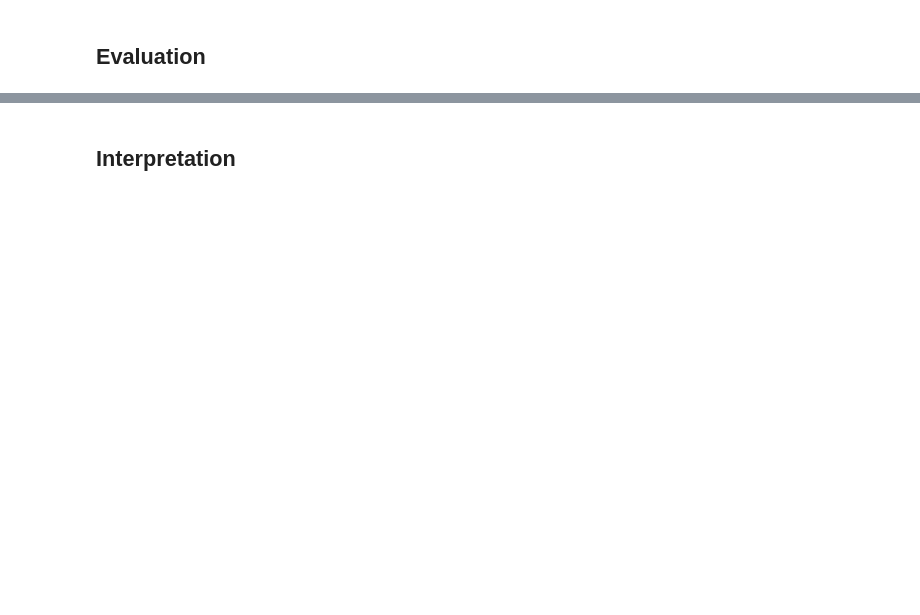
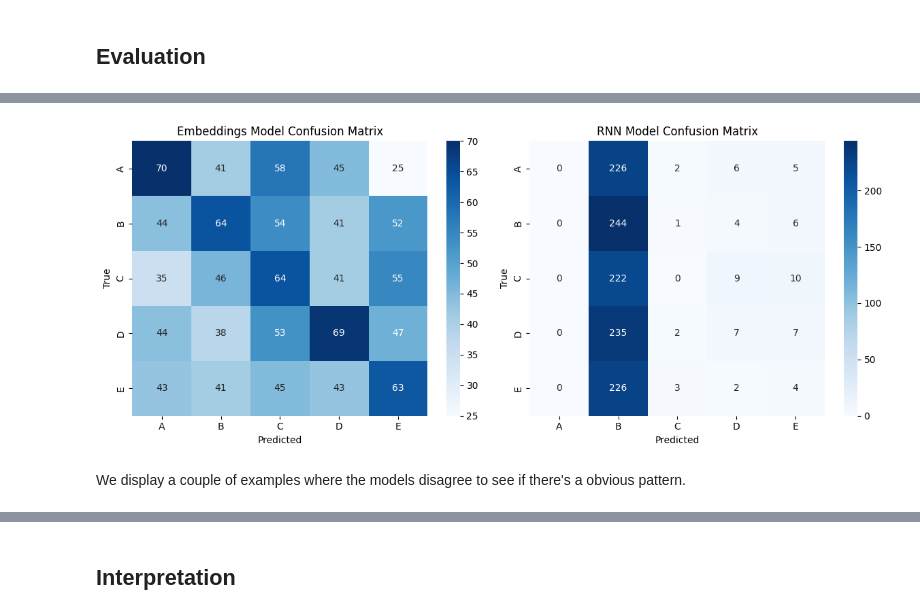
Before and after one commit to Davee02/HSLU.NLP, a Jupyter notebook: course_projects/project_1.ipynb, the cells around one changed output, grey strips where cells are left out. Cells and saved outputs as stored; diff of their text form; code cells hidden in the pictures; blank space fills up the shorter version.

```diff
--- a/course_projects/project_1.ipynb
+++ b/course_projects/project_1.ipynb
@@ -786,0 +826,6 @@ Error:
+# %%
+best_rnn_checkpoint_path = os.path.join(rnn_checkpoints_path, "best_val_acc.pt")
+rnn_model, best_rnn_epoch = load_checkpoint(rnn_model, best_rnn_checkpoint_path)
+rnn_model = rnn_model.to(device)
+rnn_model.eval()
+print(f"Loaded RNN model checkpoint from epoch {best_rnn_epoch}")
@@ -786,0 +834,6 @@ Error:
+# %%
+embeddings_test_dataset = EmbeddingsCommonsenseQADataset(test)
+embeddings_test_loader = DataLoader(embeddings_test_dataset, batch_size=embeddings_batch_size, shuffle=False, num_workers=8)
+
+rnn_test_dataset = RNNCommonsenseQADataset(test)
+rnn_test_loader = DataLoader(rnn_test_dataset, batch_size=rnn_batch_size, shuffle=False, num_workers=8, collate_fn=pad_collate_fn)
@@ -786,0 +872,3 @@ Error:
+# %%
+embeddings_accuracy, embeddings_predictions, embeddings_labels = evaluate_model(embeddings_model, embeddings_test_loader)
+rnn_accuracy, rnn_predictions, rnn_labels = evaluate_model(rnn_model, rnn_test_loader)
@@ -786,0 +902,3 @@ Error:
+# %%
+label_mapping = {i: chr(65 + i) for i in range(5)}  # 0->A, 1->B, etc.
+label_names = list(label_mapping.values())
@@ -786,0 +929,23 @@ Error:
+# %%
+plt.figure(figsize=(12, 5))
+
+plt.subplot(1, 2, 1)
+embeddings_cm = confusion_matrix(embeddings_labels, embeddings_predictions)
+sns.heatmap(embeddings_cm, annot=True, fmt="d", cmap="Blues", xticklabels=label_names, yticklabels=label_names)
+plt.title("Embeddings Model Confusion Matrix")
+plt.xlabel("Predicted")
+plt.ylabel("True")
+
+plt.subplot(1, 2, 2)
+rnn_cm = confusion_matrix(rnn_labels, rnn_predictions)
+sns.heatmap(rnn_cm, annot=True, fmt="d", cmap="Blues", xticklabels=label_names, yticklabels=label_names)
+plt.title("RNN Model Confusion Matrix")
+plt.xlabel("Predicted")
+plt.ylabel("True")
+
+plt.tight_layout()
+plt.show()
+# %% [output]
+[figure, added]
+# %% [markdown]
+We display a couple of examples where the models disagree to see if there's a obvious pattern.
```
Also changed, not shown: parts of 34 cells of this notebook.
